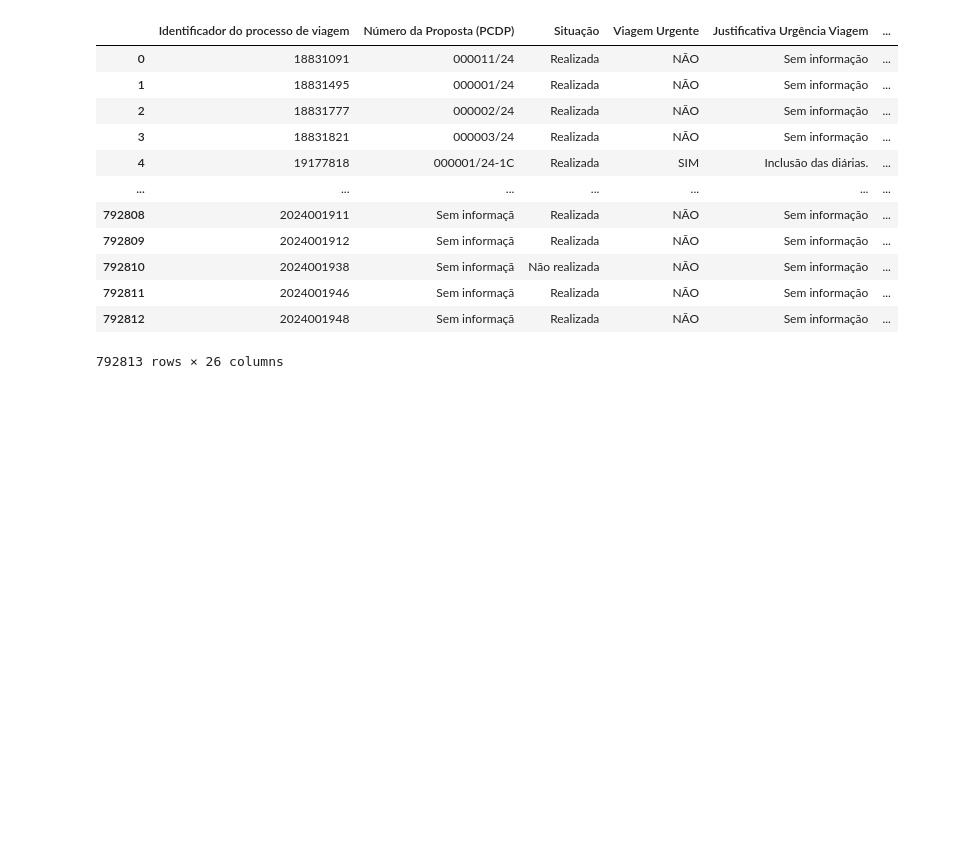
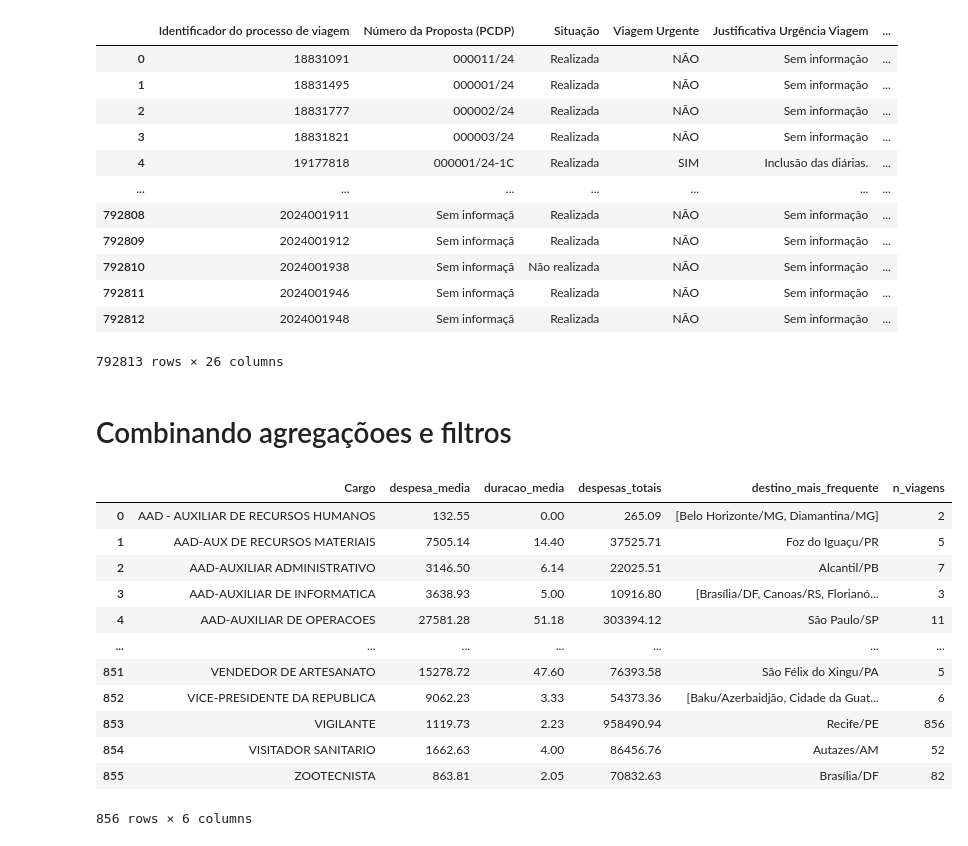
Before and after one commit to Murilo11/Analise-de-Dados-Portal-de-Transparencia, a Jupyter notebook: Analise_De_Dados_do_Portal_da_Transparencia.ipynb, the cells around one changed output. Saved outputs shown, nothing was run; the diff lists cells and outputs as text; code cells hidden in the pictures; blank space fills up the shorter version.

Commit message:
Combinando agregrações e filtros

```diff
--- a/Analise_De_Dados_do_Portal_da_Transparencia.ipynb
+++ b/Analise_De_Dados_do_Portal_da_Transparencia.ipynb
@@ -437,3 +430,32 @@ df_viagens
 | 792811 | 2024001946 | Sem informaçã | Realizada | NÃO | Sem informação | ... |
 | 792812 | 2024001948 | Sem informaçã | Realizada | NÃO | Sem informação | ... |
 792813 rows × 26 columns
+# %% [markdown]
+# Combinando agregaçõoes e filtros
+# %%
+
+(df_viagens
+ .groupby('Cargo')
+ .agg(
+     despesa_media=('Despesas', 'mean'),
+     duracao_media=('Dias da viagem', 'mean'),
+     despesas_totais=('Despesas', 'sum'),
+     destino_mais_frequente=("Destinos", pd.Series.mode),
+     n_viagens=('Nome', 'count')
+     )
+  .reset_index()
+ )
+# %% [output]
+|  | Cargo | despesa_media | duracao_media | despesas_totais | destino_mais_frequente | n_viagens |
+| 0 | AAD - AUXILIAR DE RECURSOS HUMANOS | 132.55 | 0.00 | 265.09 | [Belo Horizonte/MG, Diamantina/MG] | 2 |
+| 1 | AAD-AUX DE RECURSOS MATERIAIS | 7505.14 | 14.40 | 37525.71 | Foz do Iguaçu/PR | 5 |
+| 2 | AAD-AUXILIAR ADMINISTRATIVO | 3146.50 | 6.14 | 22025.51 | Alcantil/PB | 7 |
+| 3 | AAD-AUXILIAR DE INFORMATICA | 3638.93 | 5.00 | 10916.80 | [Brasília/DF, Canoas/RS, Florianó... | 3 |
+| 4 | AAD-AUXILIAR DE OPERACOES | 27581.28 | 51.18 | 303394.12 | São Paulo/SP | 11 |
+| ... | ... | ... | ... | ... | ... | ... |
+| 851 | VENDEDOR DE ARTESANATO | 15278.72 | 47.60 | 76393.58 | São Félix do Xingu/PA | 5 |
+| 852 | VICE-PRESIDENTE DA REPUBLICA | 9062.23 | 3.33 | 54373.36 | [Baku/Azerbaidjão, Cidade da Guat... | 6 |
+| 853 | VIGILANTE | 1119.73 | 2.23 | 958490.94 | Recife/PE | 856 |
+| 854 | VISITADOR SANITARIO | 1662.63 | 4.00 | 86456.76 | Autazes/AM | 52 |
+| 855 | ZOOTECNISTA | 863.81 | 2.05 | 70832.63 | Brasília/DF | 82 |
+856 rows × 6 columns
```
Also changed, not shown: parts of 20 cells of this notebook.
